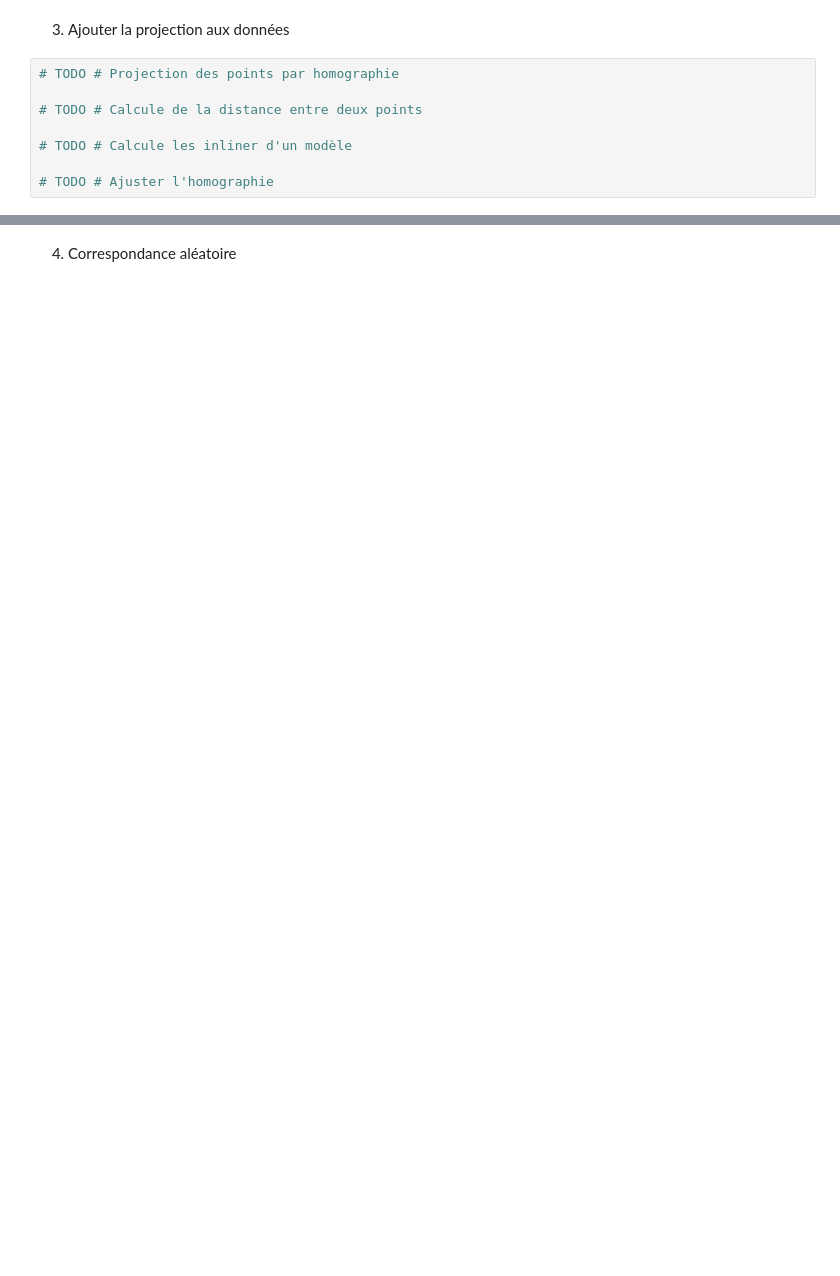
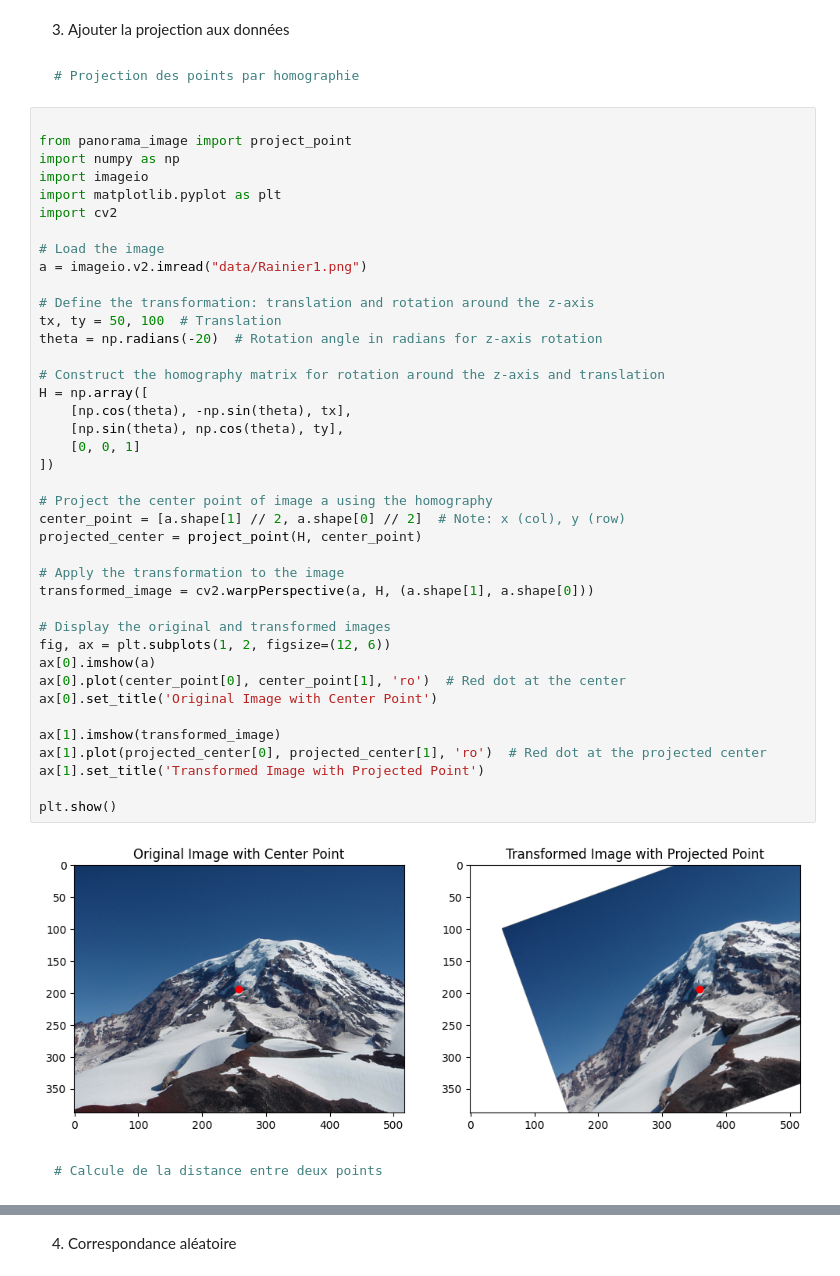
Before and after one commit to FrancoisHUP/TP2_INF889G, a Jupyter notebook: devoir2.ipynb, the cells around one changed output, grey strips where cells are left out. Cells and saved outputs as stored; diff of their text form; blank space fills up the shorter version.

````diff
--- a/devoir2.ipynb
+++ b/devoir2.ipynb
@@ -237,10 +225,52 @@ plt.imshow(im_cd); plt.show()
 # %% [markdown]
 3. Ajouter la projection aux données
-# %%
-# TODO # Projection des points par homographie
-
-# TODO # Calcule de la distance entre deux points
-
-# TODO # Calcule les inliner d'un modèle
-
-# TODO # Ajuster l'homographie
+# %% [markdown]
+``` py
+# Projection des points par homographie
+```
+# %%
+
+from panorama_image import project_point
+import numpy as np
+import imageio
+import matplotlib.pyplot as plt
+import cv2
+
+# Load the image
+a = imageio.v2.imread("data/Rainier1.png")
+
+# Define the transformation: translation and rotation around the z-axis
+tx, ty = 50, 100  # Translation
+theta = np.radians(-20)  # Rotation angle in radians for z-axis rotation
+
+# Construct the homography matrix for rotation around the z-axis and translation
+H = np.array([
+    [np.cos(theta), -np.sin(theta), tx],
+    [np.sin(theta), np.cos(theta), ty],
+    [0, 0, 1]
+])
+
+# Project the center point of image a using the homography
+center_point = [a.shape[1] // 2, a.shape[0] // 2]  # Note: x (col), y (row)
+projected_center = project_point(H, center_point)
+
+# Apply the transformation to the image
+transformed_image = cv2.warpPerspective(a, H, (a.shape[1], a.shape[0]))
+
+# Display the original and transformed images
+fig, ax = plt.subplots(1, 2, figsize=(12, 6))
+ax[0].imshow(a)
+ax[0].plot(center_point[0], center_point[1], 'ro')  # Red dot at the center
+ax[0].set_title('Original Image with Center Point')
+
+ax[1].imshow(transformed_image)
+ax[1].plot(projected_center[0], projected_center[1], 'ro')  # Red dot at the projected center
+ax[1].set_title('Transformed Image with Projected Point')
+
+plt.show()
+# %% [output]
+[figure, added]
+# %% [markdown]
+``` py
+# Calcule de la distance entre deux points
+```
````
Also changed, not shown: parts of 28 cells of this notebook, 1 other file.
